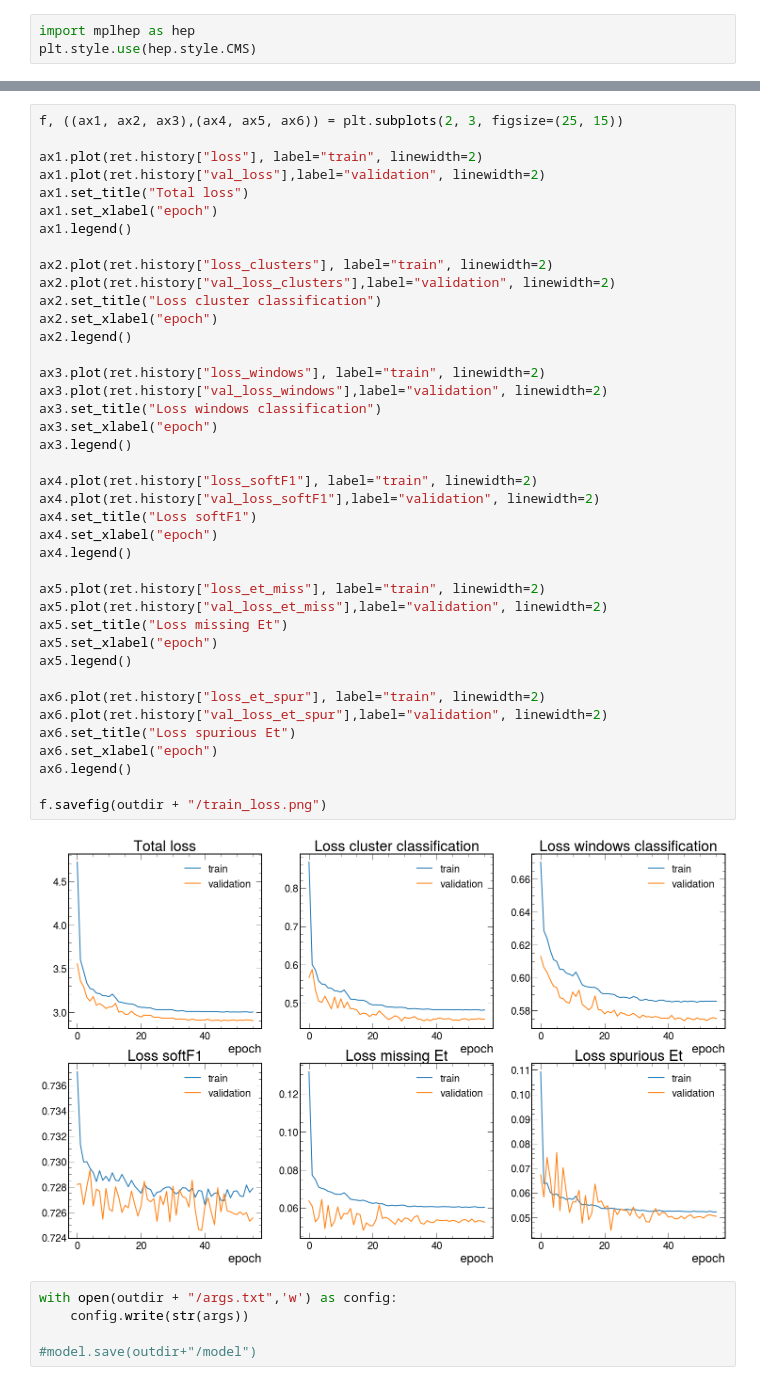
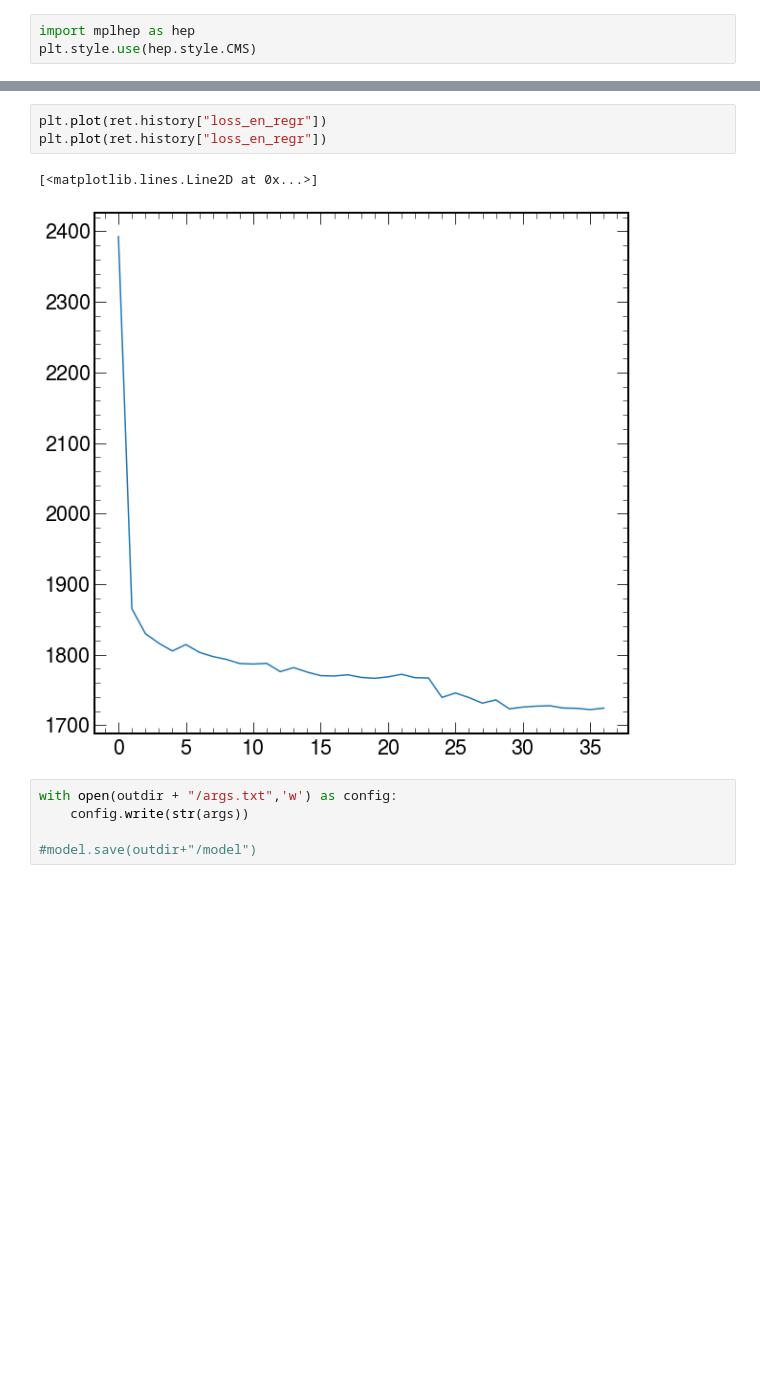
Before and after one commit to valsdav/DeepSuperCluster, a Jupyter notebook: Training/global_model/tf_model_v4.ipynb, the cells around one changed output, grey strips where cells are left out. Cells and saved outputs as stored; diff of their text form; blank space fills up the shorter version.

Commit message:
Updated validation notebooks

```diff
--- a/Training/global_model/tf_model_v4.ipynb
+++ b/Training/global_model/tf_model_v4.ipynb
@@ -577,45 +556,9 @@ f.savefig(outdir + "/train_loss.png")
-# %%
-f, ((ax1, ax2, ax3),(ax4, ax5, ax6)) = plt.subplots(2, 3, figsize=(25, 15))
-
-ax1.plot(ret.history["loss"], label="train", linewidth=2)
-ax1.plot(ret.history["val_loss"],label="validation", linewidth=2)
-ax1.set_title("Total loss")
-ax1.set_xlabel("epoch")
-ax1.legend()
-
-ax2.plot(ret.history["loss_clusters"], label="train", linewidth=2)
-ax2.plot(ret.history["val_loss_clusters"],label="validation", linewidth=2)
-ax2.set_title("Loss cluster classification")
-ax2.set_xlabel("epoch")
-ax2.legend()
-
-ax3.plot(ret.history["loss_windows"], label="train", linewidth=2)
-ax3.plot(ret.history["val_loss_windows"],label="validation", linewidth=2)
-ax3.set_title("Loss windows classification")
-ax3.set_xlabel("epoch")
-ax3.legend()
-
-ax4.plot(ret.history["loss_softF1"], label="train", linewidth=2)
-ax4.plot(ret.history["val_loss_softF1"],label="validation", linewidth=2)
-ax4.set_title("Loss softF1")
-ax4.set_xlabel("epoch")
-ax4.legend()
-
-ax5.plot(ret.history["loss_et_miss"], label="train", linewidth=2)
-ax5.plot(ret.history["val_loss_et_miss"],label="validation", linewidth=2)
-ax5.set_title("Loss missing Et")
-ax5.set_xlabel("epoch")
-ax5.legend()
-
-ax6.plot(ret.history["loss_et_spur"], label="train", linewidth=2)
-ax6.plot(ret.history["val_loss_et_spur"],label="validation", linewidth=2)
-ax6.set_title("Loss spurious Et")
-ax6.set_xlabel("epoch")
-ax6.legend()
-
-f.savefig(outdir + "/train_loss.png")
-# %% [output]
-[figure, removed]
+# %%
+plt.plot(ret.history["loss_en_regr"])
+plt.plot(ret.history["loss_en_regr"])
+# %% [output]
+[<matplotlib.lines.Line2D at 0x...>]
+[figure, added]
 # %%
 with open(outdir + "/args.txt",'w') as config:
     config.write(str(args))
```
Also changed, not shown: parts of 11 cells of this notebook, 9 other files.
